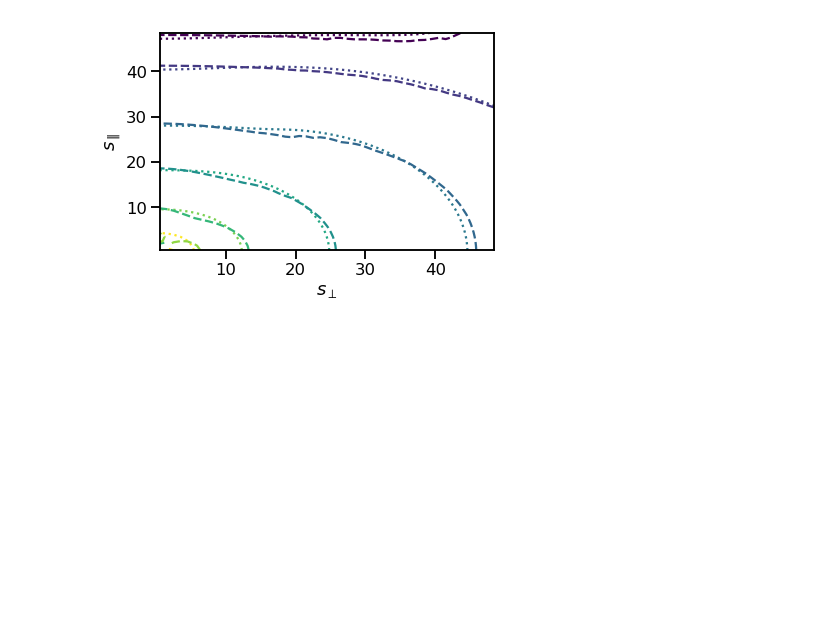
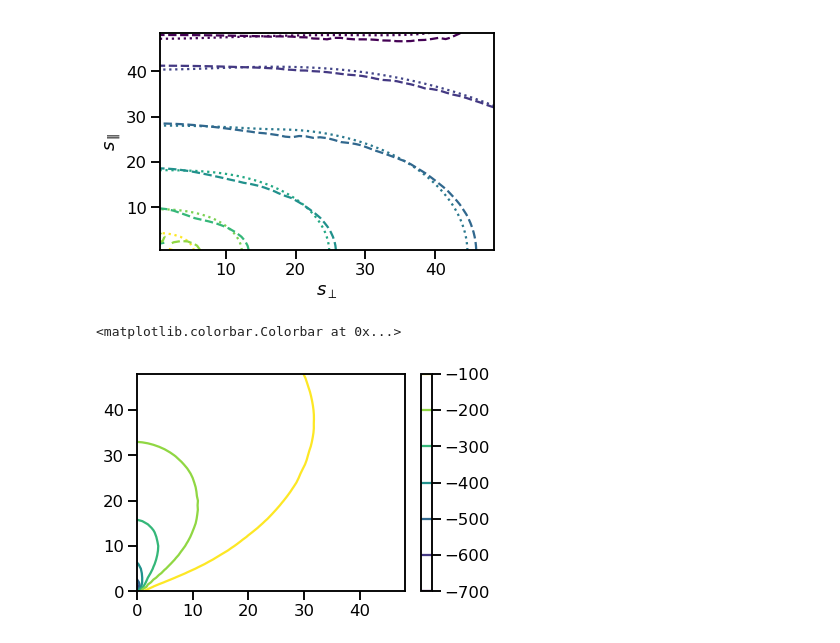
Before and after one commit to florpi/CentralStreamingModel, a Jupyter notebook: dimred/taylor_directly.ipynb, the cells around one changed output. Cells and saved outputs as stored; diff of their text form; code cells hidden in the pictures; blank space fills up the shorter version.

```diff
--- a/dimred/taylor_directly.ipynb
+++ b/dimred/taylor_directly.ipynb
@@ -495,3 +503,11 @@ def m3_pi_sigma(sparal, sperp, popt_m_r, popt_c_r, popt_c_t, popt_c3_r, popt_c3_
+# %%
+m3_pi_sigma_ = m3_pi_sigma(rm.s_c, rm.s_c,  popt_m_r, popt_c_r, popt_c_t, popt_c3_r, popt_c3_t)
+# %%
+plt.contour(m3_pi_sigma_.T)
+plt.colorbar()
+# %% [output]
+<matplotlib.colorbar.Colorbar at 0x...>
+[figure, added]
 # %%
 def third_order(sperp, sparal, xi_spl,  popt_m_r, popt_c_r, popt_c_t, popt_c3_r, popt_c3_t):
 
```
Also changed, not shown: parts of 11 cells of this notebook.
